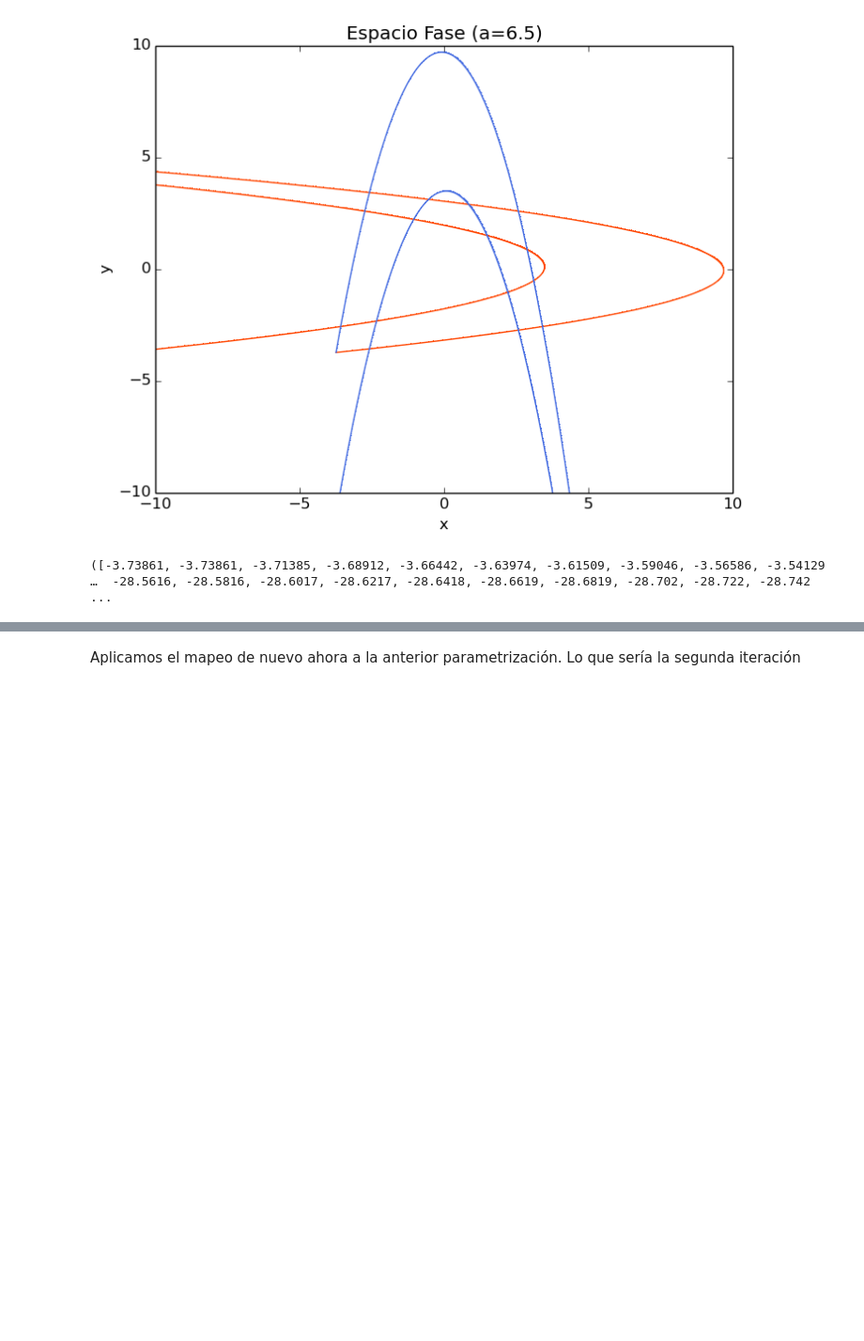
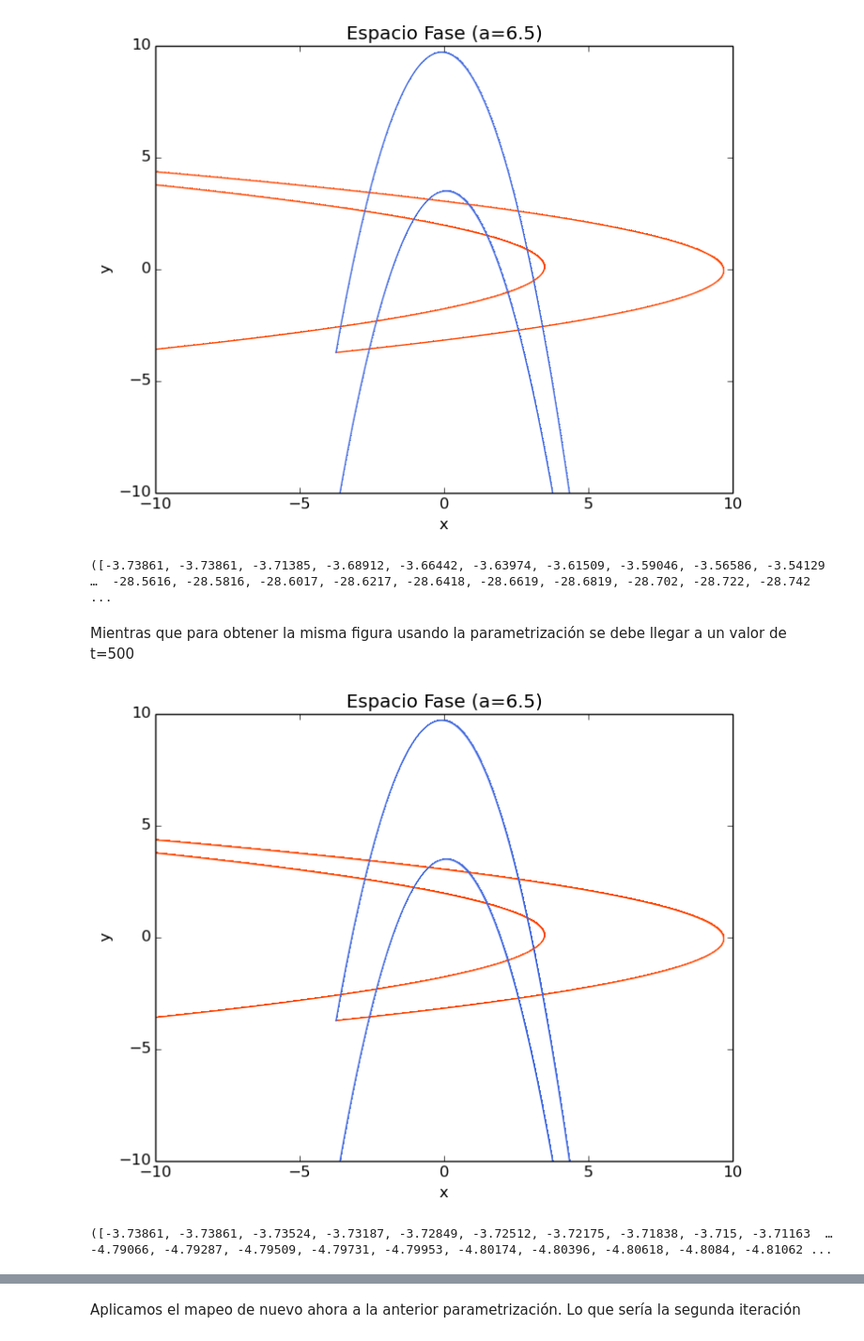
Before and after one commit to alvarezeve/Tesis-Variedades-Estables-e-inestables, a Jupyter notebook: Los conjuntos fundamentales (Hénon).ipynb, the cells around one changed output, grey strips where cells are left out. Shown at 94% size. Saved outputs shown, nothing was run; the diff lists cells and outputs as text; code cells hidden in the pictures; blank space fills up the shorter version.

```diff
--- a/Los conjuntos fundamentales (Hénon).ipynb
+++ b/Los conjuntos fundamentales (Hénon).ipynb
@@ -121,7 +121,7 @@ function evaluar(Tiempo, paso,A,B,PuntoFijo,col)
         push!(ValY,y)
 
     end
-    p = plot(ValX,ValY,linestyle="None",marker =",",color=col)
+    p = plot(ValX,ValY,linestyle="-",marker =",",color=col)
     title("Espacio Fase (a=6.5)")
     legend(loc="upper right",fancybox="true")
     xlim(-10.,10.)
@@ -244,3 +254,11 @@ evaluar([0.,100], 0.025, W1_i[1],W1_i[2],x_fijo,"royalblue")
 # %% [output]
 [figure]
 ([-3.73861, -3.73861, -3.71385, -3.68912, -3.66442, -3.63974, -3.61509, -3.59046, -3.56586, -3.54129  …  -28.5616, -28.5816, -28.6017, -28.6217, -28.6418, -28.6619, -28.6819, -28.702, -28.722, -28.742 ...
+# %% [markdown]
+Mientras que para obtener la misma figura usando la parametrización se debe llegar a un valor de t=500
+# %%
+evaluar([0.,-500], -0.025, W_e[1],W_e[2],x_fijo,"orangered")
+evaluar([0.,500], 0.025, W_i[1],W_i[2],x_fijo,"royalblue")
+# %% [output]
+[figure, added]
+([-3.73861, -3.73861, -3.73524, -3.73187, -3.72849, -3.72512, -3.72175, -3.71838, -3.715, -3.71163  …  -4.79066, -4.79287, -4.79509, -4.79731, -4.79953, -4.80174, -4.80396, -4.80618, -4.8084, -4.81062 ...
```
Also changed, not shown: parts of 16 cells of this notebook, 15 other files.
